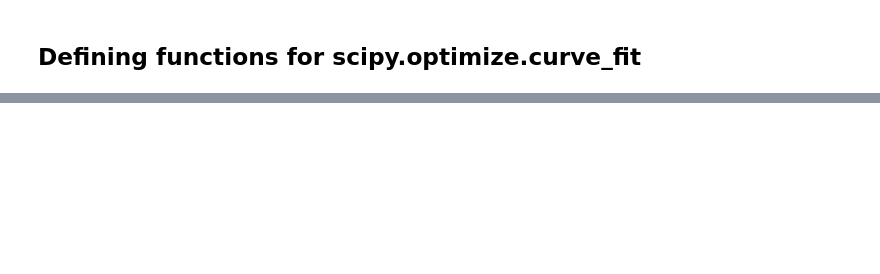
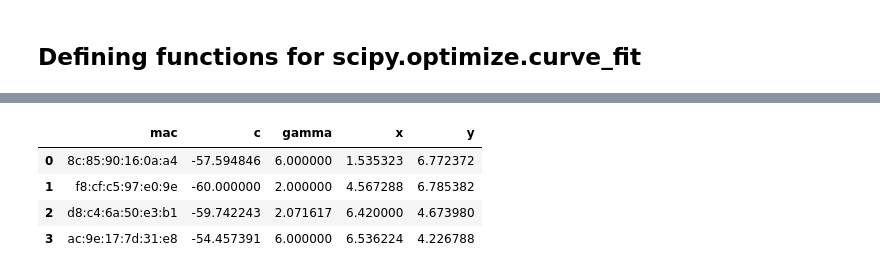
Before and after one commit to ratulesrar3/mobilecomputing, a Jupyter notebook: lab2/lab2.ipynb, the cells around one changed output, grey strips where cells are left out. Saved outputs shown, nothing was run; the diff lists cells and outputs as text; code cells hidden in the pictures; blank space fills up the shorter version.

```diff
--- a/lab2/lab2.ipynb
+++ b/lab2/lab2.ipynb
@@ -91,0 +105,8 @@ array([-60.        ,   2.        ,   4.66652953,   6.78223933])
+# %%
+fit(dfs, 2)
+# %% [output]
+|  | mac | c | gamma | x | y |
+| 0 | 8c:85:90:16:0a:a4 | -57.594846 | 6.000000 | 1.535323 | 6.772372 |
+| 1 | f8:cf:c5:97:e0:9e | -60.000000 | 2.000000 | 4.567288 | 6.785382 |
+| 2 | d8:c4:6a:50:e3:b1 | -59.742243 | 2.071617 | 6.420000 | 4.673980 |
+| 3 | ac:9e:17:7d:31:e8 | -54.457391 | 6.000000 | 6.536224 | 4.226788 |
```
Also changed, not shown: parts of 41 cells of this notebook.
